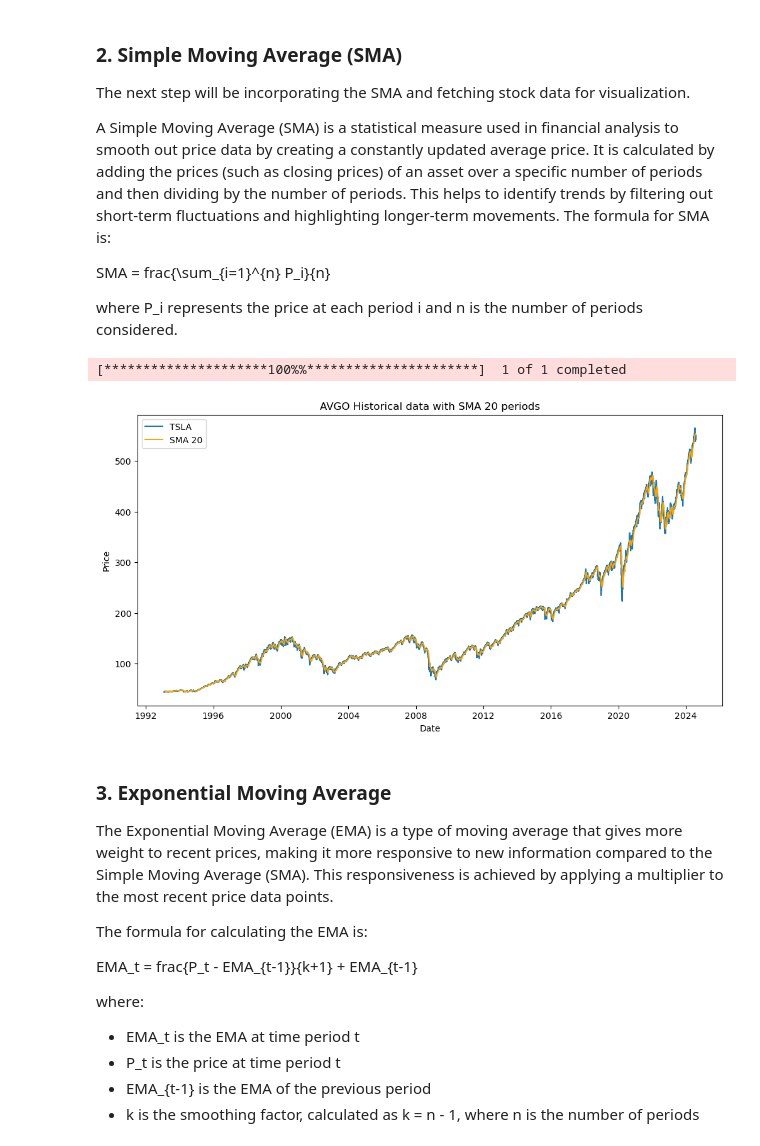
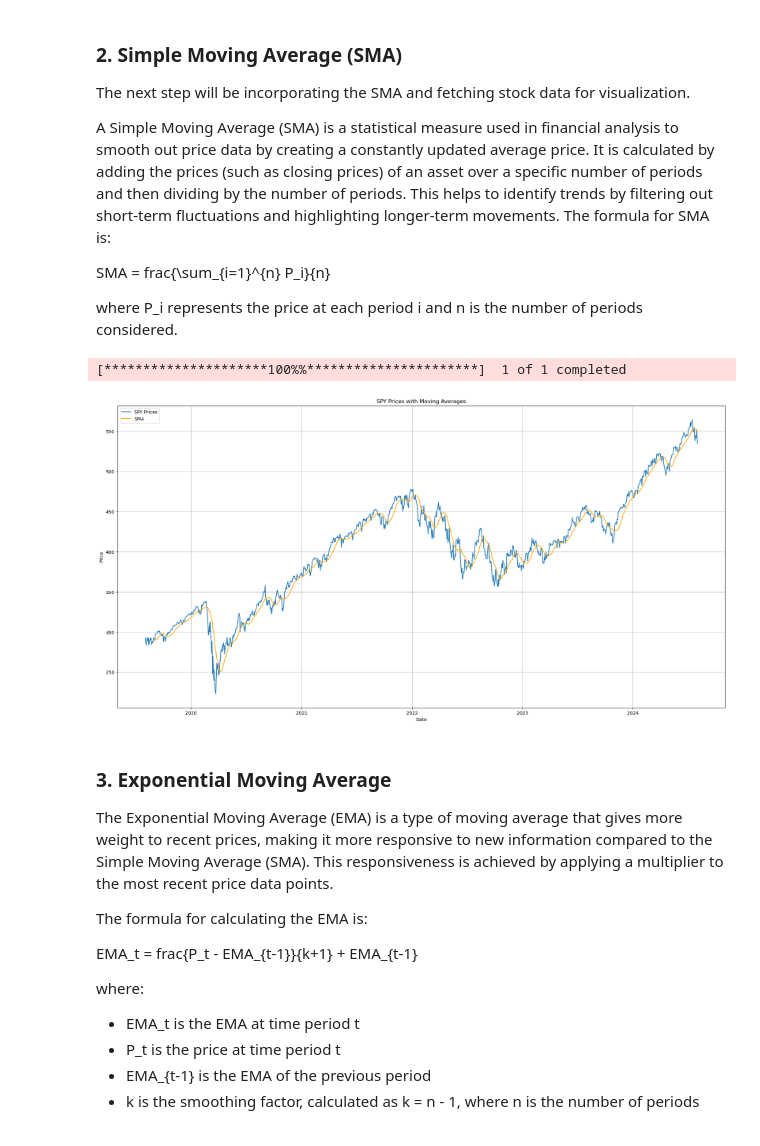
Before and after one commit to ignaciopericet/Data-Filtering-, a Jupyter notebook: Moving_Averages.ipynb, the cells around one changed output. Saved outputs shown, nothing was run; the diff lists cells and outputs as text; code cells hidden in the pictures.

```diff
--- a/Moving_Averages.ipynb
+++ b/Moving_Averages.ipynb
@@ -30,33 +32,41 @@ A Simple Moving Average (SMA) is a statistical measure used in financial analysi
 SMA = frac{\sum_{i=1}^{n} P_i}{n}
 
 where P_i represents the price at each period i and n is the number of periods considered.
-# %%
-# Fetching the historical data for Broadcom (SPY) as an example
-ticker = 'SPY'
-data = yf.download(ticker, period='max')
-prices = data['Close']
-
-## Simple Moving Average (SMA)
-"""
-The Simple Moving Average (SMA) is the unweighted mean of the previous n data points. It is the most basic form of moving average used in time series analysis.
-"""
-
-### Calculation
-window_size = 20
-sma = prices.rolling(window=window_size).mean()
-
-### Plotting
-plt.figure(figsize=(12, 6))
-plt.plot(prices.index, prices, label='TSLA')
-plt.plot(sma.index, sma, label=f'SMA {window_size}', color='orange')
-plt.title(f'AVGO Historical data with SMA {window_size} periods')
-plt.xlabel('Date')
-plt.ylabel('Price')
-plt.legend()
-plt.show()
-# %% [output]
-[*********************100%%**********************]  1 of 1 completed
-[figure, removed]
+# %%
+# Modular function to fetch stock data
+def fetch_data(ticker, period='5y'):
+    data = yf.download(ticker, period=period)
+    return data['Close']
+
+# Modular function to plot moving averages
+def plot_moving_averages(prices, sma, ema, wma, ticker):
+    plt.figure(figsize=(24,12))
+    plt.plot(prices.index, prices, label=f'{ticker} Prices', alpha=1)
+    if sma is not None:
+        plt.plot(sma.index, sma, label='SMA', color='orange')
+    if ema is not None:
+        plt.plot(ema.index, ema, label='EMA', color='green')
+    if wma is not None:
+        plt.plot(wma.index, wma, label='WMA', color='red')
+    plt.title(f'{ticker} Prices with Moving Averages')
+    plt.xlabel('Date')
+    plt.ylabel('Price')
+    plt.legend()
+    plt.grid(True)
+    plt.show()
+
+# Fetching the historical data for SPY as an example
+ticker = 'SPY'
+prices = fetch_data(ticker)
+
+# Simple Moving Average (SMA)
+window_size = 20
+sma = prices.rolling(window=window_size).mean()
+
+plot_moving_averages(prices, sma, None, None, ticker)
+# %% [output]
+[*********************100%%**********************]  1 of 1 completed
+[figure, added]
 # %% [markdown]
 ### 3. Exponential Moving Average
 The Exponential Moving Average (EMA) is a type of moving average that gives more weight to recent prices, making it more responsive to new information compared to the Simple Moving Average (SMA). This responsiveness is achieved by applying a multiplier to the most recent price data points.
```
Also changed, not shown: parts of 10 cells of this notebook, 2 other files.
